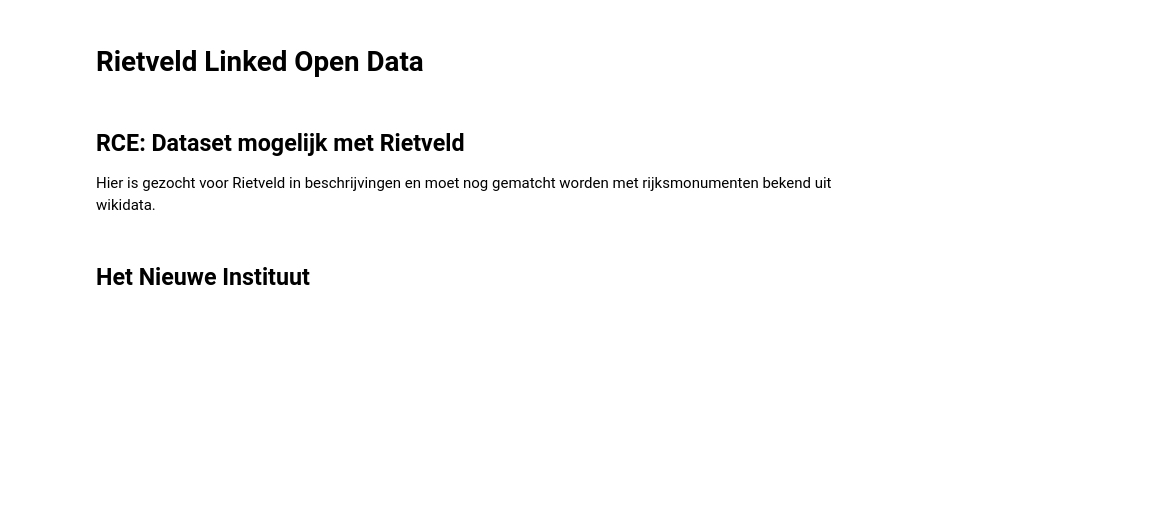
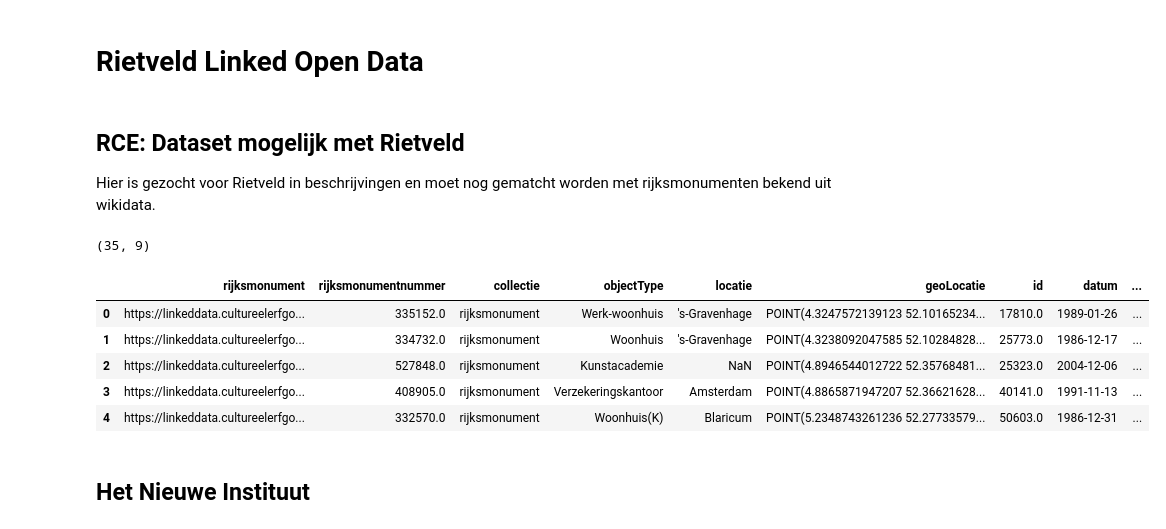
Before and after one commit to cultureelerfgoed/geheugen_van_nederland, a Jupyter notebook: collectie_rietveld.ipynb, the cells around one changed output. Drawn from its saved outputs; the diff is of its cells as text; code cells hidden in the pictures; blank space fills up the shorter version.

Commit message:
organized dataframes

```diff
--- a/collectie_rietveld.ipynb
+++ b/collectie_rietveld.ipynb
@@ -335,7 +335,7 @@ import sparql_dataframe
 ## RCE: Dataset mogelijk met Rietveld
 Hier is gezocht voor Rietveld in beschrijvingen en moet nog gematcht worden met rijksmonumenten bekend uit wikidata.
 # %%
-api_RCE1 = "https://api.linkeddata.cultureelerfgoed.nl/datasets/rce/cho/services/sparql"
+api_RCE1 = "https://api.linkeddata.cultureelerfgoed.nl/datasets/rce/cho/services/cho/sparql"
 
 query_RCE1 = """
 
@@ -371,34 +371,42 @@ SELECT DISTINCT
 WHERE{
 
  GRAPH graph:instanties-rce {
   ?rijksmonument ceo:heeftOorspronkelijkeFunctie/ceo:heeftFunctieNaam/skos:prefLabel ?objectType.
   ?rijksmonument ceo:rijksmonumentnummer ?rijksmonumentnummer.
   ?rijksmonument ceo:heeftOmschrijving/ceo:omschrijving ?beschrijving.
   ?rijksmonument ceo:heeftOmschrijving/ceo:formeelStandpunt "1"^^xsd:boolean .
 OPTIONAL{?rijksmonument ceo:cultuurhistorischObjectnummer ?id .}
 OPTIONAL{?rijksmonument ceo:heeftLocatieAanduiding/ceo:locatienaam ?locatie .}
 OPTIONAL{?rijksmonument ceo:datumInschrijvingInMonumentenregister ?datum .}
 OPTIONAL{?rijksmonument ceo:heeftJuridischeStatus/skos:prefLabel ?collectie . }
 
 OPTIONAL {?rijksmonument ceo:heeftGeometrie/geo:asWKT ?geoLocatie.} #MULTIPOLYGON(((5.1485962068792 52.085073758205,5.1485377129388 52.085098805504...
 
 MINUS {?rijksmonument ceo:heeftJuridischeStatus <https://data.cultureelerfgoed.nl/term/id/rn/3e79bb7c-b459-4998-a9ed-78d91d069227>}
 
 
 #selecteer alle monumenten van Rietveld in de actor en beschrijving
-FILTER REGEX(?beschrijving, "gerrit rietveld | Th\\. Rietveld | G\\. Rietveld | Th\\.Rietveld | Gerrit Thomas Rietveld | Th\\.Rietveld", "i")
+FILTER REGEX(?beschrijving, "gerrit rietveld | Th. Rietveld | G. Rietveld | Th.Rietveld | Gerrit Thomas Rietveld | G.Th. Rietveld", "i")
 FILTER(!REGEX(?beschrijving, "Rietveld College | rietveld college | Rietveld college |rietveldcollege | Rietveldcollege", "i"))
 
  }
 
 
 }
 
 """
 
 df_RCE1 = sparql_dataframe.get(api_RCE1, query_RCE1)
 print(df_RCE1.shape)
 df_RCE1.head()
+# %% [output]
+(35, 9)
+|  | rijksmonument | rijksmonumentnummer | collectie | objectType | locatie | geoLocatie | id | datum | ... |
+| 0 | https://linkeddata.cultureelerfgo... | 335152.0 | rijksmonument | Werk-woonhuis | 's-Gravenhage | POINT(4.3247572139123 52.10165234... | 17810.0 | 1989-01-26 | ... |
+| 1 | https://linkeddata.cultureelerfgo... | 334732.0 | rijksmonument | Woonhuis | 's-Gravenhage | POINT(4.3238092047585 52.10284828... | 25773.0 | 1986-12-17 | ... |
+| 2 | https://linkeddata.cultureelerfgo... | 527848.0 | rijksmonument | Kunstacademie | NaN | POINT(4.8946544012722 52.35768481... | 25323.0 | 2004-12-06 | ... |
+| 3 | https://linkeddata.cultureelerfgo... | 408905.0 | rijksmonument | Verzekeringskantoor | Amsterdam | POINT(4.8865871947207 52.36621628... | 40141.0 | 1991-11-13 | ... |
+| 4 | https://linkeddata.cultureelerfgo... | 332570.0 | rijksmonument | Woonhuis(K) | Blaricum | POINT(5.2348743261236 52.27733579... | 50603.0 | 1986-12-31 | ... |
 # %% [markdown]
 ## Het Nieuwe Instituut
 # %%
```
Also changed, not shown: parts of 5 cells of this notebook.
